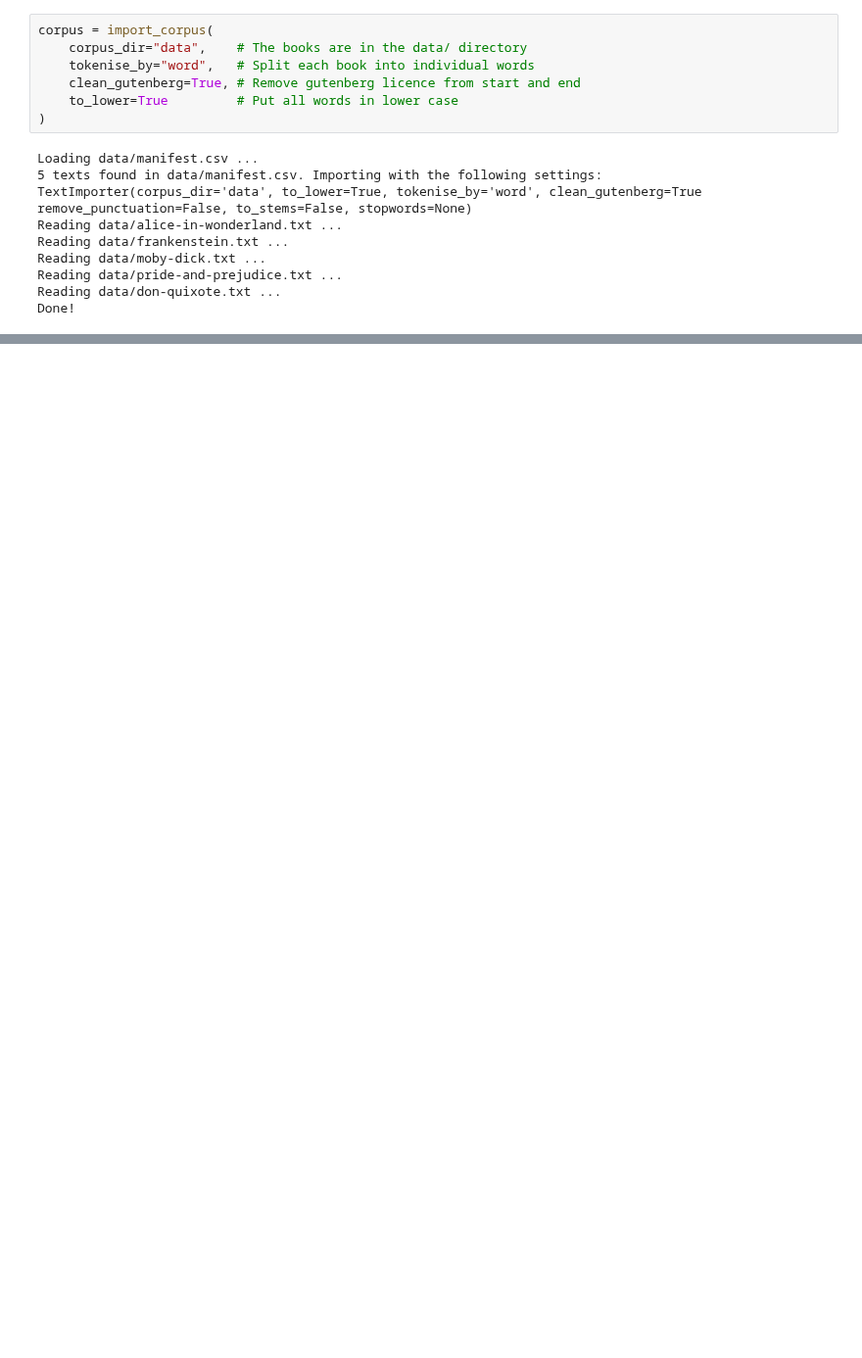
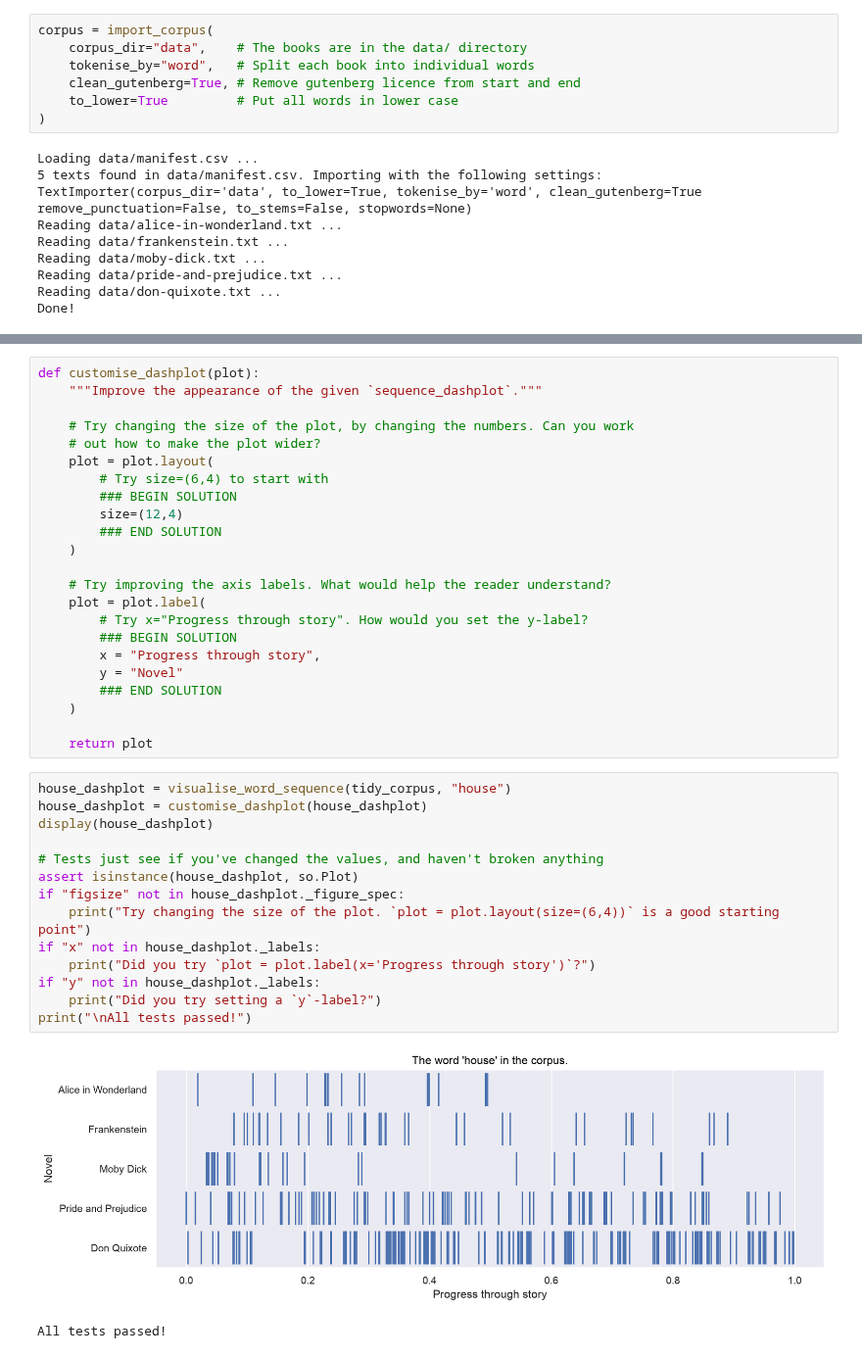
Before and after one commit to michaelgfalk/text-analysis-workshop, a Jupyter notebook: source/workshop/text-analysis-workshop.ipynb, the cells around one changed output, grey strips where cells are left out. Shown at 98% size. Drawn from its saved outputs; the diff is of its cells as text; blank space fills up the shorter version.

```diff
--- a/source/workshop/text-analysis-workshop.ipynb
+++ b/source/workshop/text-analysis-workshop.ipynb
@@ -130,0 +251,40 @@ All tests passed!
+# %%
+def customise_dashplot(plot):
+    """Improve the appearance of the given `sequence_dashplot`."""
+
+    # Try changing the size of the plot, by changing the numbers. Can you work
+    # out how to make the plot wider?
+    plot = plot.layout(
+        # Try size=(6,4) to start with
+        ### BEGIN SOLUTION
+        size=(12,4)
+        ### END SOLUTION
+    )
+
+    # Try improving the axis labels. What would help the reader understand?
+    plot = plot.label(
+        # Try x="Progress through story". How would you set the y-label?
+        ### BEGIN SOLUTION
+        x = "Progress through story",
+        y = "Novel"
+        ### END SOLUTION
+    )
+
+    return plot
+# %%
+house_dashplot = visualise_word_sequence(tidy_corpus, "house")
+house_dashplot = customise_dashplot(house_dashplot)
+display(house_dashplot)
+
+# Tests just see if you've changed the values, and haven't broken anything
+assert isinstance(house_dashplot, so.Plot)
+if "figsize" not in house_dashplot._figure_spec:
+    print("Try changing the size of the plot. `plot = plot.layout(size=(6,4))` is a good starting point")
+if "x" not in house_dashplot._labels:
+    print("Did you try `plot = plot.label(x='Progress through story')`?")
+if "y" not in house_dashplot._labels:
+    print("Did you try setting a `y`-label?")
+print("\nAll tests passed!")
+# %% [output]
+[figure, added]
+All tests passed!
```
Also changed, not shown: parts of 83 cells of this notebook, 11 other files.
